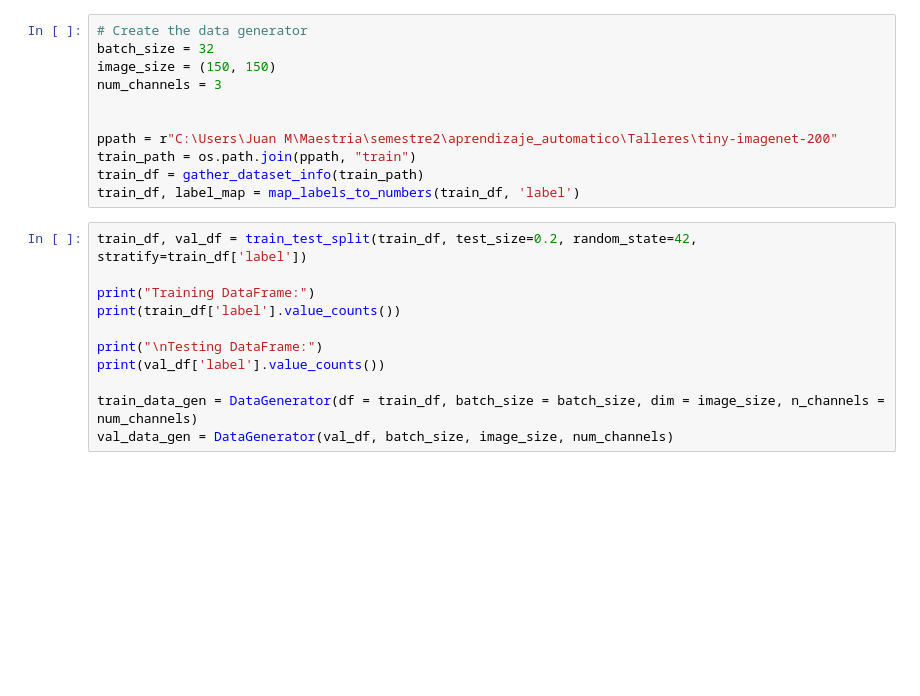
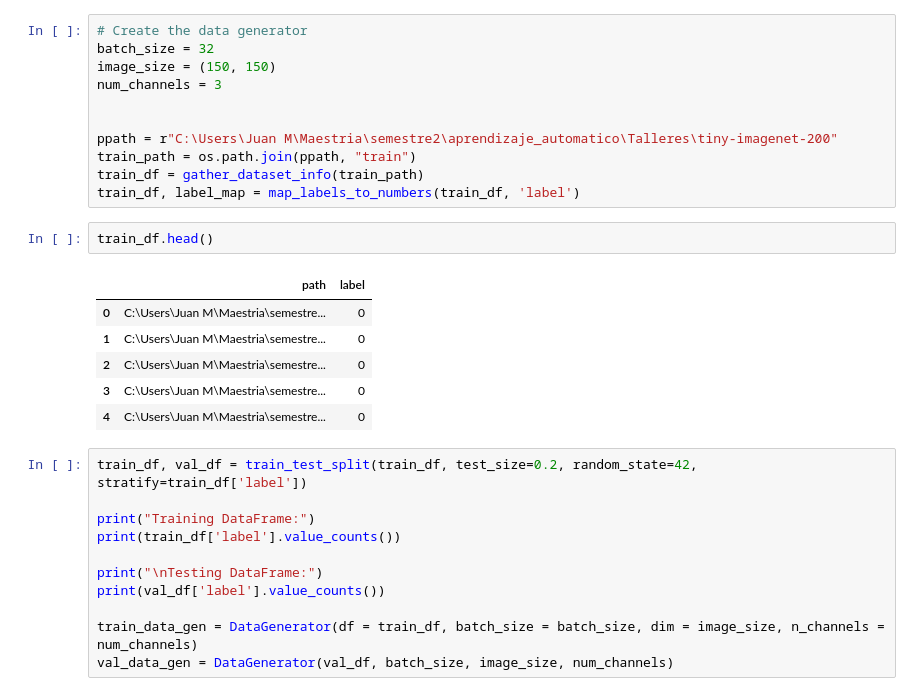
Before and after one commit to jmfernand1/MachineLearning, a Jupyter notebook: Talleres/3_RN_convolucionales.ipynb, the cells around one changed output. Drawn from its saved outputs; the diff is of its cells as text; blank space fills up the shorter version.

```diff
--- a/Talleres/3_RN_convolucionales.ipynb
+++ b/Talleres/3_RN_convolucionales.ipynb
@@ -141,6 +141,15 @@ ppath = r"C:\Users\Juan M\Maestria\semestre2\aprendizaje_automatico\Talleres\tin
 train_path = os.path.join(ppath, "train")
 train_df = gather_dataset_info(train_path)
 train_df, label_map = map_labels_to_numbers(train_df, 'label')
+# %%
+train_df.head()
+# %% [output]
+|  | path | label |
+| 0 | C:\Users\Juan M\Maestria\semestre... | 0 |
+| 1 | C:\Users\Juan M\Maestria\semestre... | 0 |
+| 2 | C:\Users\Juan M\Maestria\semestre... | 0 |
+| 3 | C:\Users\Juan M\Maestria\semestre... | 0 |
+| 4 | C:\Users\Juan M\Maestria\semestre... | 0 |
 # %%
 train_df, val_df = train_test_split(train_df, test_size=0.2, random_state=42, stratify=train_df['label'])
 
```
Also changed, not shown: parts of 2 cells of this notebook, 1 other file.
